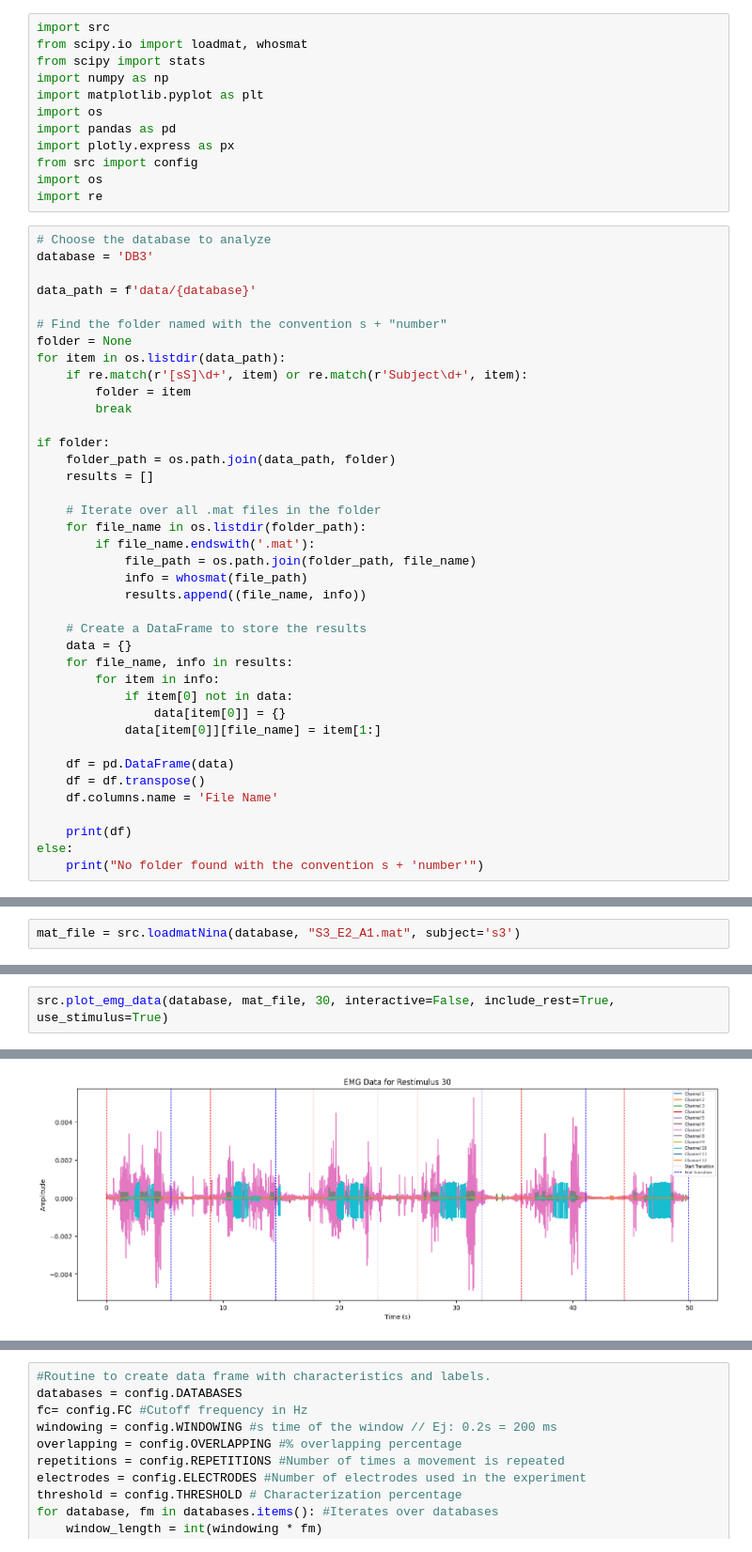
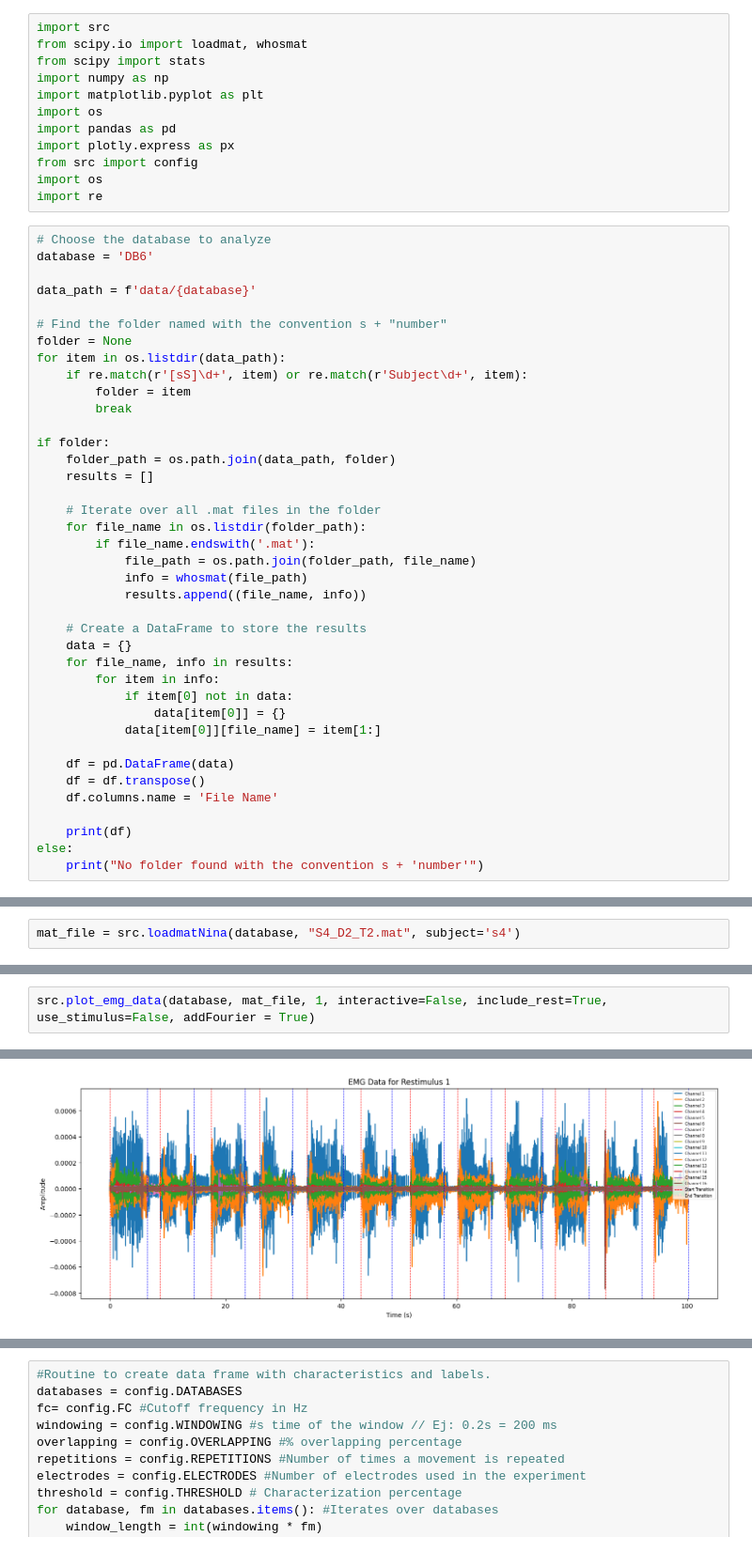
Before and after one commit to DanielSenseAI/IA_ProsthesisUdeA, a Jupyter notebook: db_exploration.ipynb, the cells around one changed output, grey strips where cells are left out. Shown at 94% size. Drawn from its saved outputs; the diff is of its cells as text.

Commit message:
agregaFourier

```diff
--- a/db_exploration.ipynb
+++ b/db_exploration.ipynb
@@ -18,7 +18,7 @@ import os
 import re
 # %%
 # Choose the database to analyze
-database = 'DB3'
+database = 'DB6'
 
 data_path = f'data/{database}'
 
@@ -76,3 +76,3 @@ activation                        NaN
 # %%
-mat_file = src.loadmatNina(database, "S3_E2_A1.mat", subject='s3')
+mat_file = src.loadmatNina(database, "S4_D2_T2.mat", subject='s4')
 # %% [output]
@@ -96,4 +96,4 @@ max    6.000000e+00
 # %%
-src.plot_emg_data(database, mat_file, 30, interactive=False, include_rest=True, use_stimulus=True)
+src.plot_emg_data(database, mat_file, 1, interactive=False, include_rest=True, use_stimulus=False, addFourier = True)
 # %% [output]
 Rest included in the movement extraction!
@@ -104 +104 @@ Number of Repetitions: 6
-[figure, old version]
+[figure, new version]
```
Also changed, not shown: parts of 3 cells of this notebook, 5 other files.
